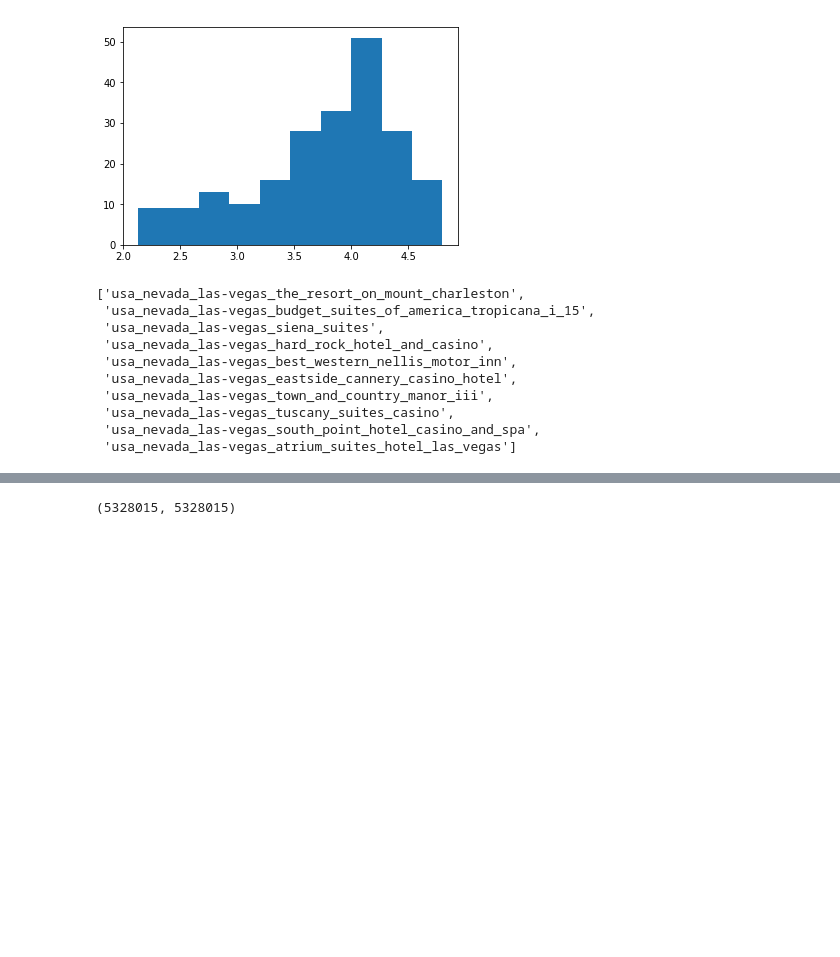
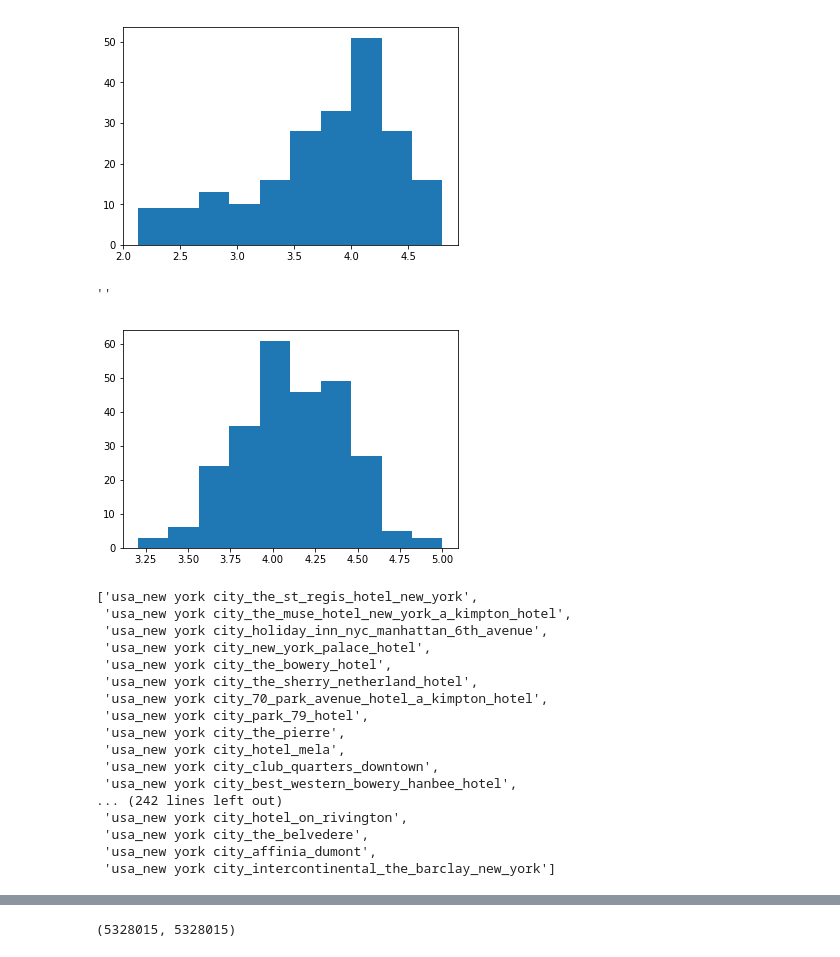
Before and after one commit to steventa87/Hotel_Reccomendation, a Jupyter notebook: whole_EDA.ipynb, the cells around one changed output, grey strips where cells are left out. Drawn from its saved outputs; the diff is of its cells as text; code cells hidden in the pictures; blank space fills up the shorter version.

```diff
--- a/whole_EDA.ipynb
+++ b/whole_EDA.ipynb
@@ -203,5 +263,11 @@ plt.hist(df_hotels_san_francisco['overall_ratingsource'])
 # %% [output]
 ''
 [figure]
+# %%
+plt.hist(df_hotels_new_york['overall_ratingsource'])
+;
+# %% [output]
+''
+[figure, added]
 # %%
 # get all file_names ids
@@ -211,18 +277,25 @@ for name in file_names:
     if "." in name:
         print(name)
 # %%
-file_names[:10]
+file_names
 # %% [output]
-['usa_nevada_las-vegas_the_resort_on_mount_charleston',
- 'usa_nevada_las-vegas_budget_suites_of_america_tropicana_i_15',
- 'usa_nevada_las-vegas_siena_suites',
- 'usa_nevada_las-vegas_hard_rock_hotel_and_casino',
- 'usa_nevada_las-vegas_best_western_nellis_motor_inn',
- 'usa_nevada_las-vegas_eastside_cannery_casino_hotel',
- 'usa_nevada_las-vegas_town_and_country_manor_iii',
- 'usa_nevada_las-vegas_tuscany_suites_casino',
- 'usa_nevada_las-vegas_south_point_hotel_casino_and_spa',
- 'usa_nevada_las-vegas_atrium_suites_hotel_las_vegas']
+['usa_new york city_the_st_regis_hotel_new_york',
+ 'usa_new york city_the_muse_hotel_new_york_a_kimpton_hotel',
+ 'usa_new york city_holiday_inn_nyc_manhattan_6th_avenue',
+ 'usa_new york city_new_york_palace_hotel',
+ 'usa_new york city_the_bowery_hotel',
+ 'usa_new york city_the_sherry_netherland_hotel',
+ 'usa_new york city_70_park_avenue_hotel_a_kimpton_hotel',
+ 'usa_new york city_park_79_hotel',
+ 'usa_new york city_the_pierre',
+ 'usa_new york city_hotel_mela',
+ 'usa_new york city_club_quarters_downtown',
+ 'usa_new york city_best_western_bowery_hanbee_hotel',
+... (242 lines left out)
+ 'usa_new york city_hotel_on_rivington',
+ 'usa_new york city_the_belvedere',
+ 'usa_new york city_affinia_dumont',
+ 'usa_new york city_intercontinental_the_barclay_new_york']
 # %%
 def get_hotel_reviews(file_name):
 
```
Also changed, not shown: parts of 16 cells of this notebook, 2 other files.
